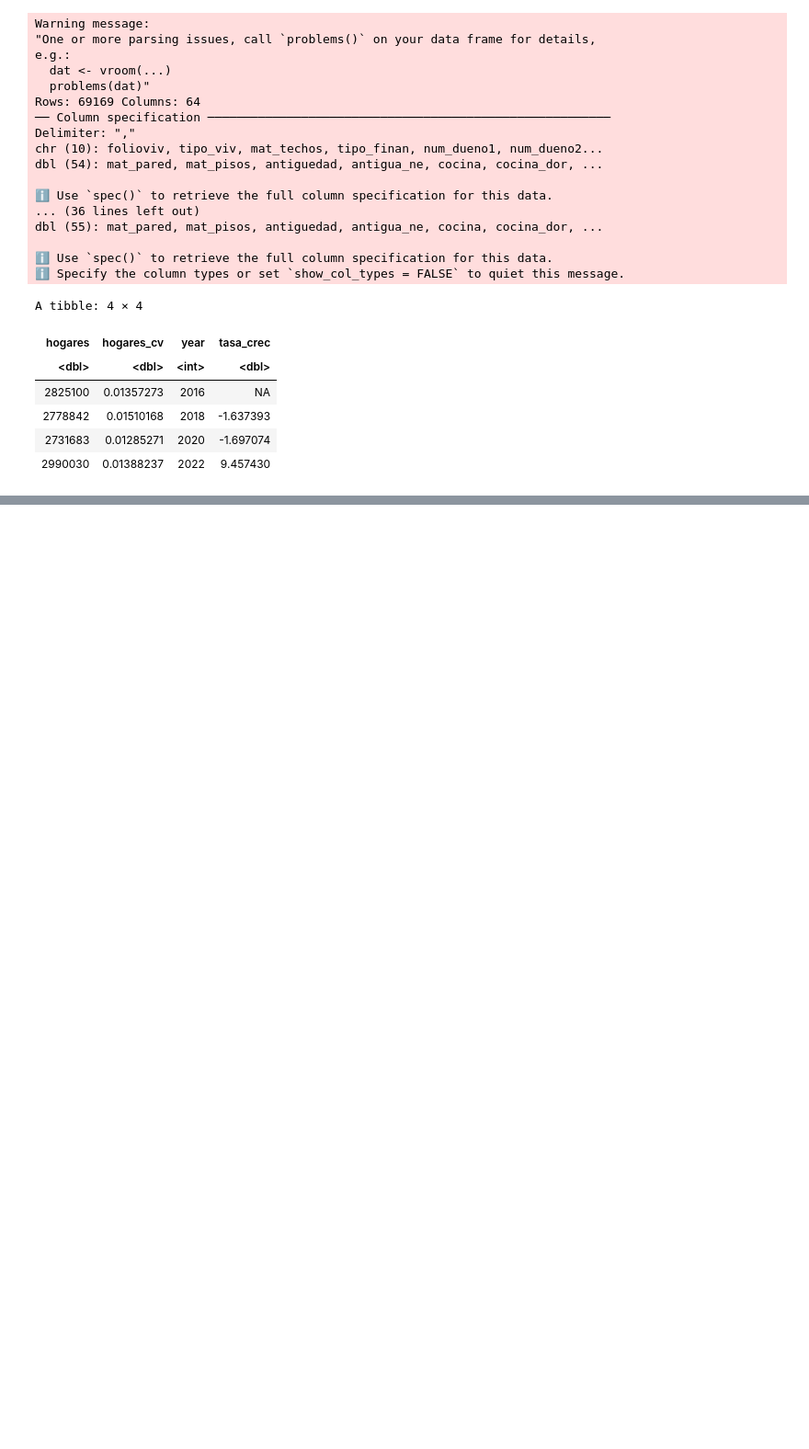
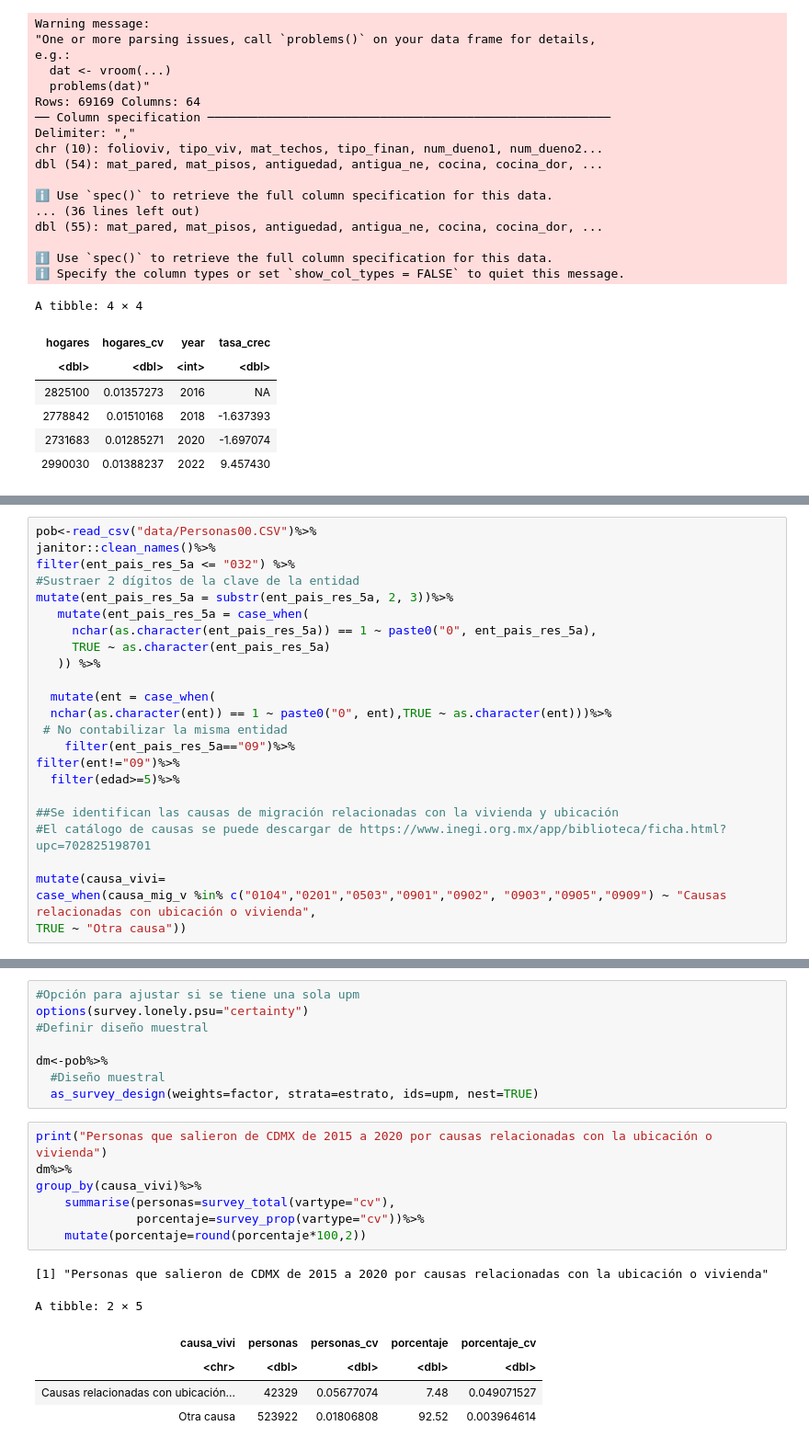
Before and after one commit to cpyp-ipdp/pgd_cdmx, a Jupyter notebook: indicadores/vivienda/indicadores_vivienda_pgd.ipynb, the cells around one changed output, grey strips where cells are left out. Shown at 92% size. Drawn from its saved outputs; the diff is of its cells as text; blank space fills up the shorter version.

```diff
--- a/indicadores/vivienda/indicadores_vivienda_pgd.ipynb
+++ b/indicadores/vivienda/indicadores_vivienda_pgd.ipynb
@@ -353,0 +391,24 @@ A tibble: 4 × 4
+# %%
+pob<-read_csv("data/Personas00.CSV")%>%
+janitor::clean_names()%>%
+filter(ent_pais_res_5a <= "032") %>%
+#Sustraer 2 dígitos de la clave de la entidad
+mutate(ent_pais_res_5a = substr(ent_pais_res_5a, 2, 3))%>%
+   mutate(ent_pais_res_5a = case_when(
+     nchar(as.character(ent_pais_res_5a)) == 1 ~ paste0("0", ent_pais_res_5a),
+     TRUE ~ as.character(ent_pais_res_5a)
+   )) %>%
+
+  mutate(ent = case_when(
+  nchar(as.character(ent)) == 1 ~ paste0("0", ent),TRUE ~ as.character(ent)))%>%
+ # No contabilizar la misma entidad
+    filter(ent_pais_res_5a=="09")%>%
+filter(ent!="09")%>%
+  filter(edad>=5)%>%
+
+##Se identifican las causas de migración relacionadas con la vivienda y ubicación
+#El catálogo de causas se puede descargar de https://www.inegi.org.mx/app/biblioteca/ficha.html?upc=702825198701
+
+mutate(causa_vivi=
+case_when(causa_mig_v %in% c("0104","0201","0503","0901","0902", "0903","0905","0909") ~ "Causas relacionadas con ubicación o vivienda",
+TRUE ~ "Otra causa"))
@@ -353,0 +430,22 @@ A tibble: 4 × 4
+# %%
+#Opción para ajustar si se tiene una sola upm
+options(survey.lonely.psu="certainty")
+#Definir diseño muestral
+
+dm<-pob%>%
+  #Diseño muestral
+  as_survey_design(weights=factor, strata=estrato, ids=upm, nest=TRUE)
+# %%
+print("Personas que salieron de CDMX de 2015 a 2020 por causas relacionadas con la ubicación o vivienda")
+dm%>%
+group_by(causa_vivi)%>%
+    summarise(personas=survey_total(vartype="cv"),
+              porcentaje=survey_prop(vartype="cv"))%>%
+    mutate(porcentaje=round(porcentaje*100,2))
+# %% [output]
+[1] "Personas que salieron de CDMX de 2015 a 2020 por causas relacionadas con la ubicación o vivienda"
+A tibble: 2 × 5
+| causa_vivi | personas | personas_cv | porcentaje | porcentaje_cv |
+| <chr> | <dbl> | <dbl> | <dbl> | <dbl> |
+| Causas relacionadas con ubicación... | 42329 | 0.05677074 | 7.48 | 0.049071527 |
+| Otra causa | 523922 | 0.01806808 | 92.52 | 0.003964614 |
```
Also changed, not shown: parts of 9 cells of this notebook.
